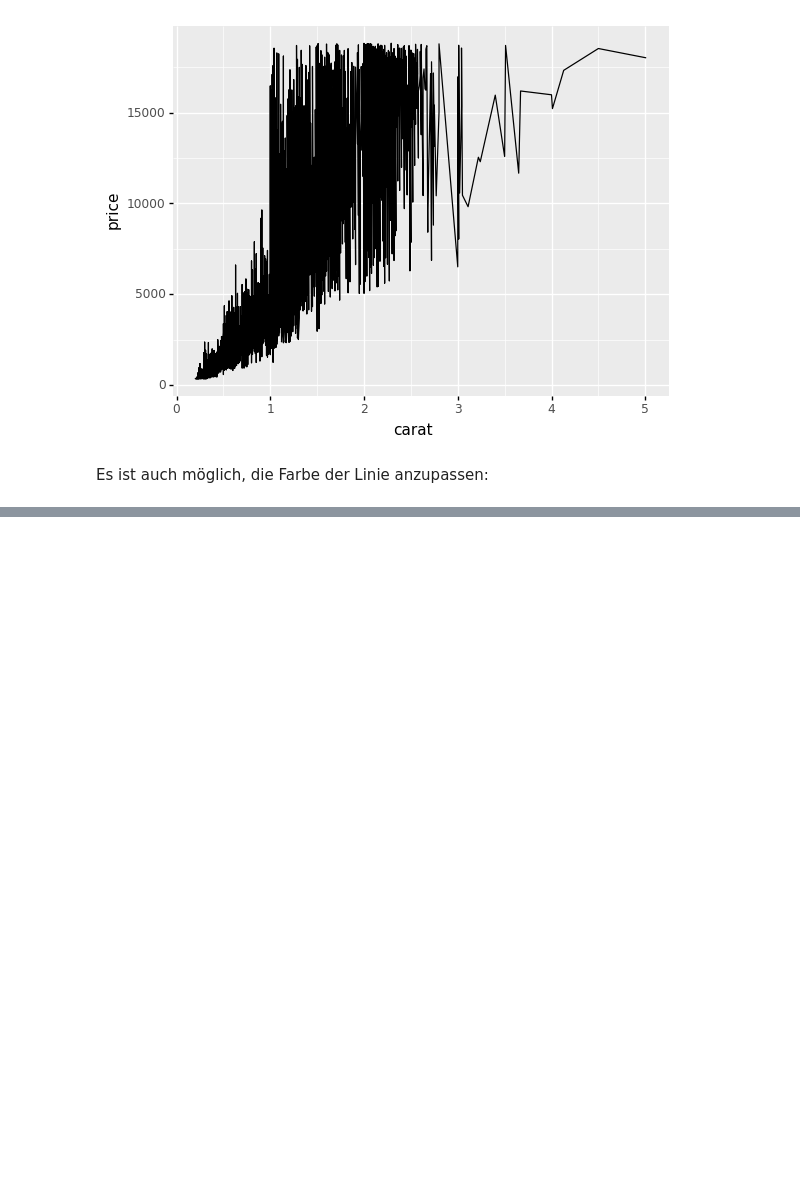
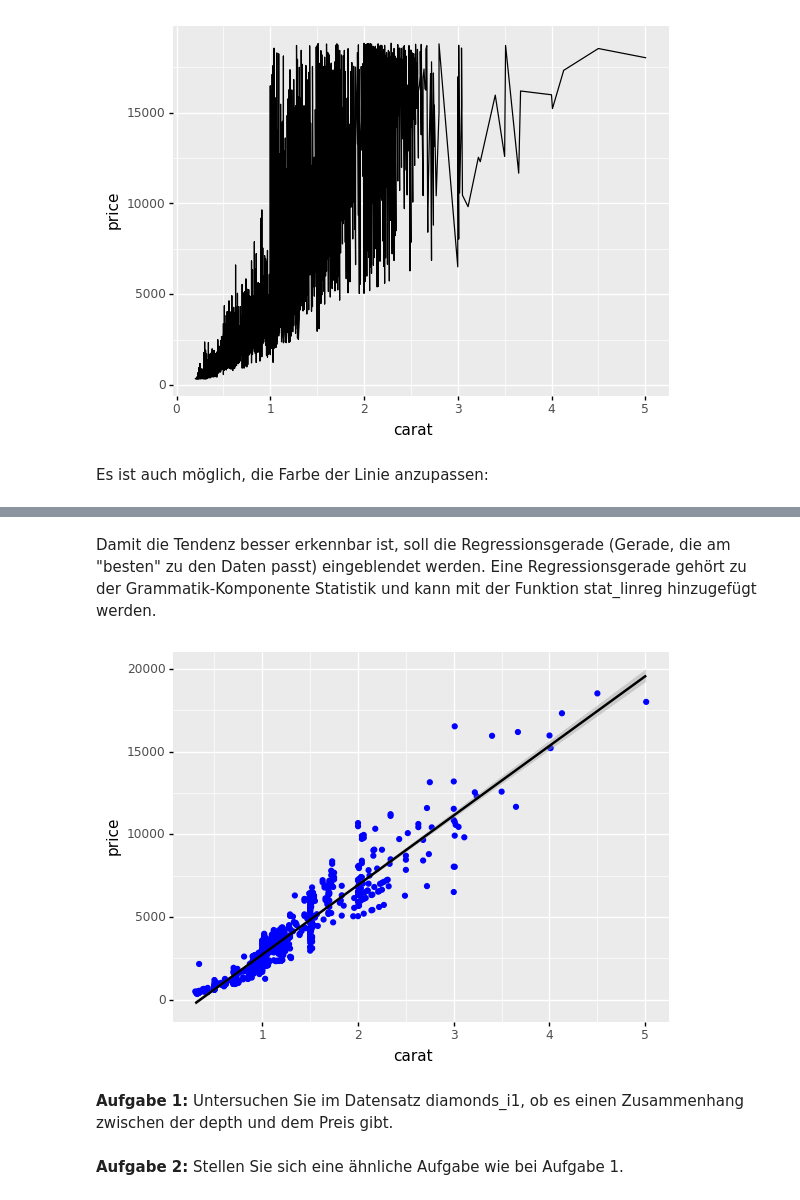
Before and after one commit to andreasstoll/2AM, a Jupyter notebook: ggplot.ipynb, the cells around one changed output, grey strips where cells are left out. Drawn from its saved outputs; the diff is of its cells as text; code cells hidden in the pictures; blank space fills up the shorter version.

```diff
--- a/ggplot.ipynb
+++ b/ggplot.ipynb
@@ -91,0 +116,10 @@ print(ggplot_objekt_mit_aes ) #Gibt die grafische Darstellung aus
+# %% [markdown]
+Damit die Tendenz besser erkennbar ist, soll die Regressionsgerade (Gerade, die am "besten" zu den Daten passt) eingeblendet werden. Eine Regressionsgerade gehört zu der Grammatik-Komponente Statistik und kann mit der Funktion stat_linreg hinzugefügt werden.
+# %%
+ggplot_objekt = ggplot(diamonds_i1,x="carat",y="price")
+ggplot_objekt = ggplot_objekt+geom_point(color="blue")+stat_linreg()
+print(ggplot_objekt)
+# %% [output]
+[figure, added]
+# %% [markdown]
+**Aufgabe 1:** Untersuchen Sie im Datensatz diamonds_i1, ob es einen Zusammenhang zwischen der depth und dem Preis gibt.
@@ -91,0 +128,2 @@ print(ggplot_objekt_mit_aes ) #Gibt die grafische Darstellung aus
+# %% [markdown]
+**Aufgabe 2:** Stellen Sie sich eine ähnliche Aufgabe wie bei Aufgabe 1.
```
Also changed, not shown: parts of 11 cells of this notebook, 2 other files.
